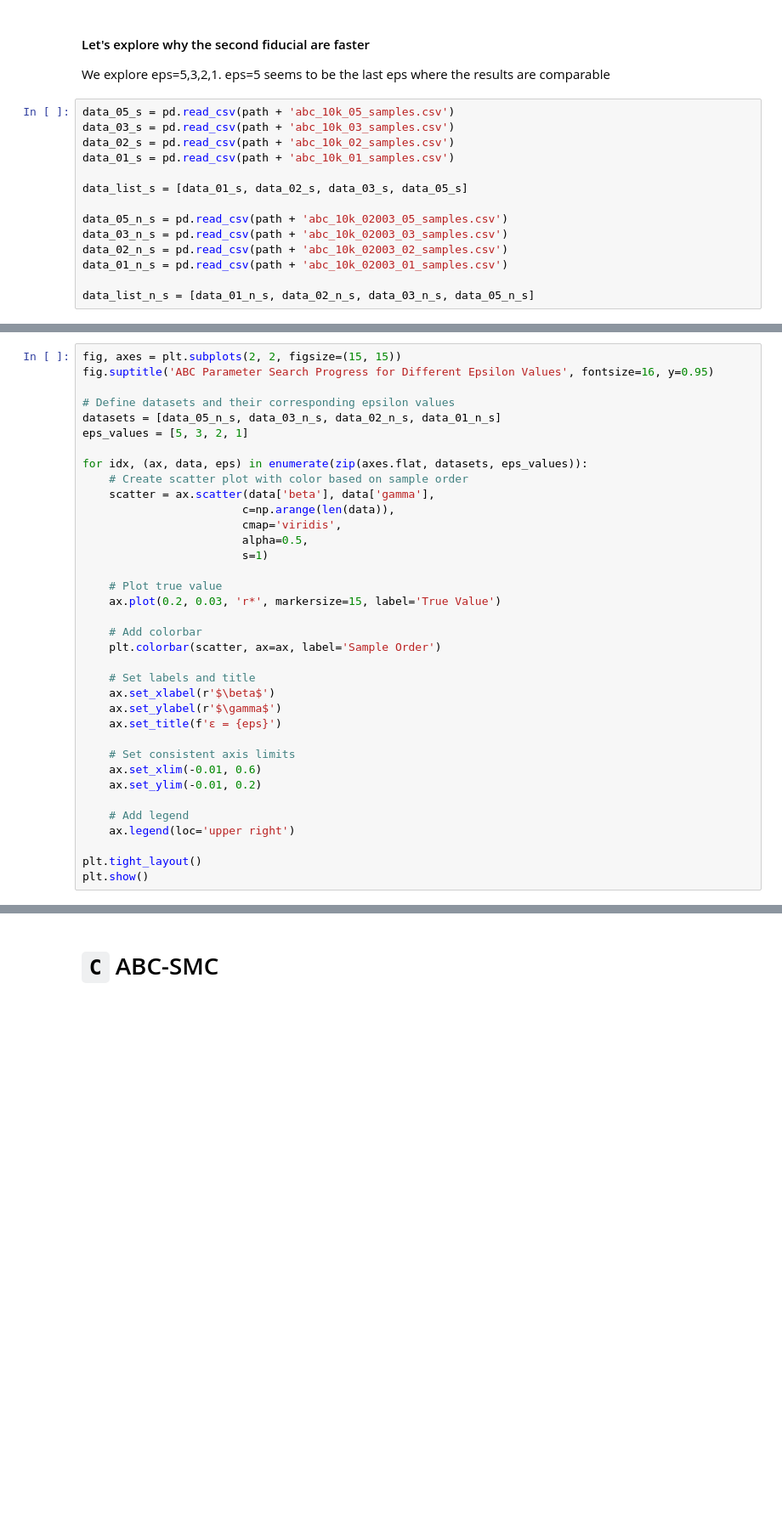
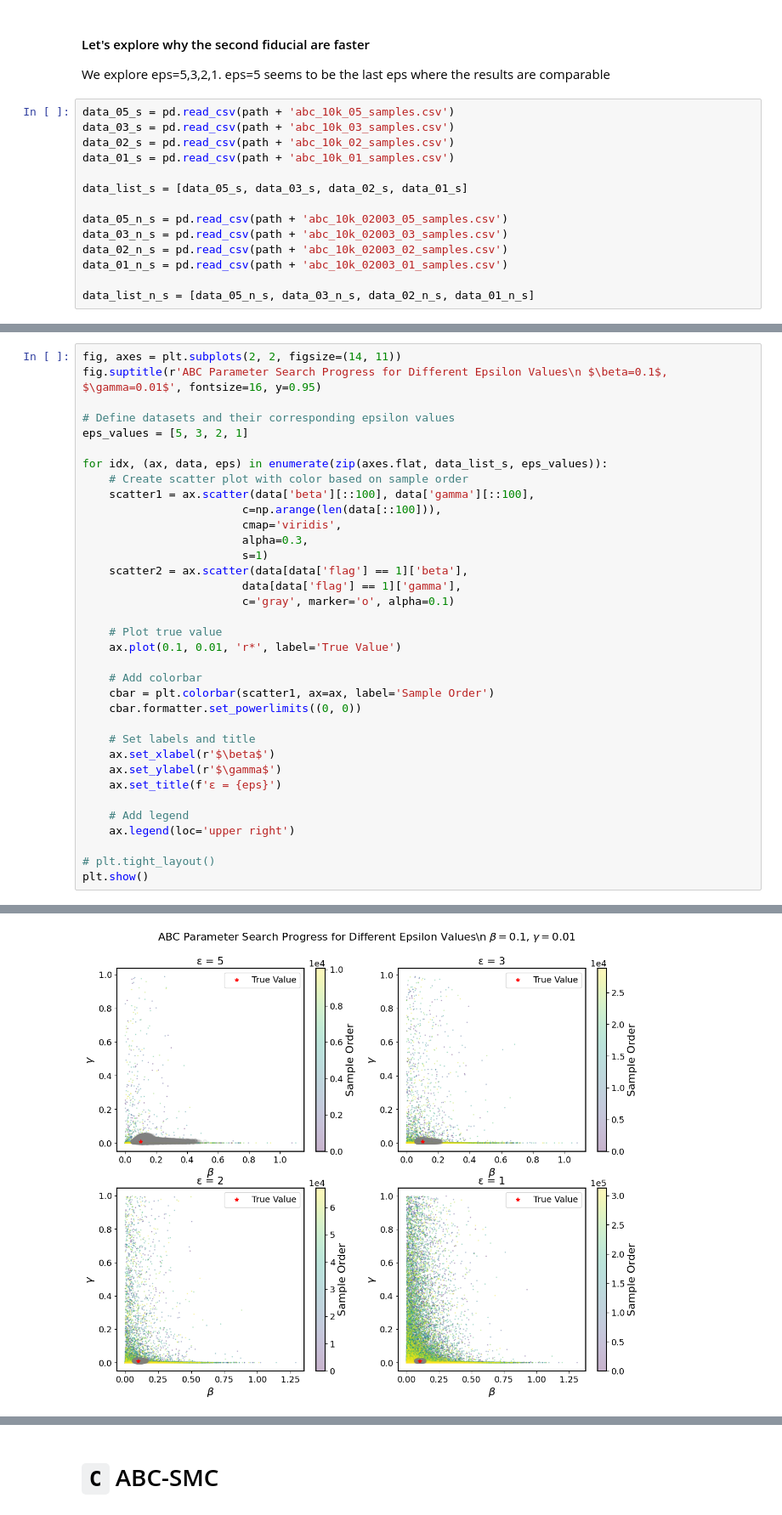
Before and after one commit to Berto70/abc_sir, a Jupyter notebook: py_code/abc_test.ipynb, the cells around one changed output, grey strips where cells are left out. Shown at 85% size. Cells and saved outputs as stored; diff of their text form; blank space fills up the shorter version.

Commit message:
plots and testing

```diff
--- a/py_code/abc_test.ipynb
+++ b/py_code/abc_test.ipynb
@@ -600,11 +533,11 @@ data_03_s = pd.read_csv(path + 'abc_10k_03_samples.csv')
 data_02_s = pd.read_csv(path + 'abc_10k_02_samples.csv')
 data_01_s = pd.read_csv(path + 'abc_10k_01_samples.csv')
 
-data_list_s = [data_01_s, data_02_s, data_03_s, data_05_s]
+data_list_s = [data_05_s, data_03_s, data_02_s, data_01_s]
 
 data_05_n_s = pd.read_csv(path + 'abc_10k_02003_05_samples.csv')
 data_03_n_s = pd.read_csv(path + 'abc_10k_02003_03_samples.csv')
 data_02_n_s = pd.read_csv(path + 'abc_10k_02003_02_samples.csv')
 data_01_n_s = pd.read_csv(path + 'abc_10k_02003_01_samples.csv')
 
-data_list_n_s = [data_01_n_s, data_02_n_s, data_03_n_s, data_05_n_s]
+data_list_n_s = [data_05_n_s, data_03_n_s, data_02_n_s, data_01_n_s]
@@ -667,39 +596,38 @@ plt.show()
 # %% [output]
 [figure]
 # %%
-fig, axes = plt.subplots(2, 2, figsize=(15, 15))
-fig.suptitle('ABC Parameter Search Progress for Different Epsilon Values', fontsize=16, y=0.95)
+fig, axes = plt.subplots(2, 2, figsize=(14, 11))
+fig.suptitle(r'ABC Parameter Search Progress for Different Epsilon Values\n $\beta=0.1$, $\gamma=0.01$', fontsize=16, y=0.95)
 
 # Define datasets and their corresponding epsilon values
-datasets = [data_05_n_s, data_03_n_s, data_02_n_s, data_01_n_s]
 eps_values = [5, 3, 2, 1]
 
-for idx, (ax, data, eps) in enumerate(zip(axes.flat, datasets, eps_values)):
+for idx, (ax, data, eps) in enumerate(zip(axes.flat, data_list_s, eps_values)):
     # Create scatter plot with color based on sample order
-    scatter = ax.scatter(data['beta'], data['gamma'],
-                        c=np.arange(len(data)),
+    scatter1 = ax.scatter(data['beta'][::100], data['gamma'][::100],
+                        c=np.arange(len(data[::100])),
                         cmap='viridis',
-                        alpha=0.5,
+                        alpha=0.3,
                         s=1)
+    scatter2 = ax.scatter(data[data['flag'] == 1]['beta'],
+                        data[data['flag'] == 1]['gamma'],
+                        c='gray', marker='o', alpha=0.1)
 
     # Plot true value
-    ax.plot(0.2, 0.03, 'r*', markersize=15, label='True Value')
+    ax.plot(0.1, 0.01, 'r*', label='True Value')
 
     # Add colorbar
-    plt.colorbar(scatter, ax=ax, label='Sample Order')
+    cbar = plt.colorbar(scatter1, ax=ax, label='Sample Order')
+    cbar.formatter.set_powerlimits((0, 0))
 
     # Set labels and title
     ax.set_xlabel(r'$\beta$')
     ax.set_ylabel(r'$\gamma$')
     ax.set_title(f'ε = {eps}')
 
-    # Set consistent axis limits
-    ax.set_xlim(-0.01, 0.6)
-    ax.set_ylim(-0.01, 0.2)
-
     # Add legend
     ax.legend(loc='upper right')
 
-plt.tight_layout()
+# plt.tight_layout()
 plt.show()
 # %% [output]
@@ -710,0 +634 @@ KeyboardInterrupt:
+[figure, added]
```
Also changed, not shown: parts of 33 cells of this notebook.
